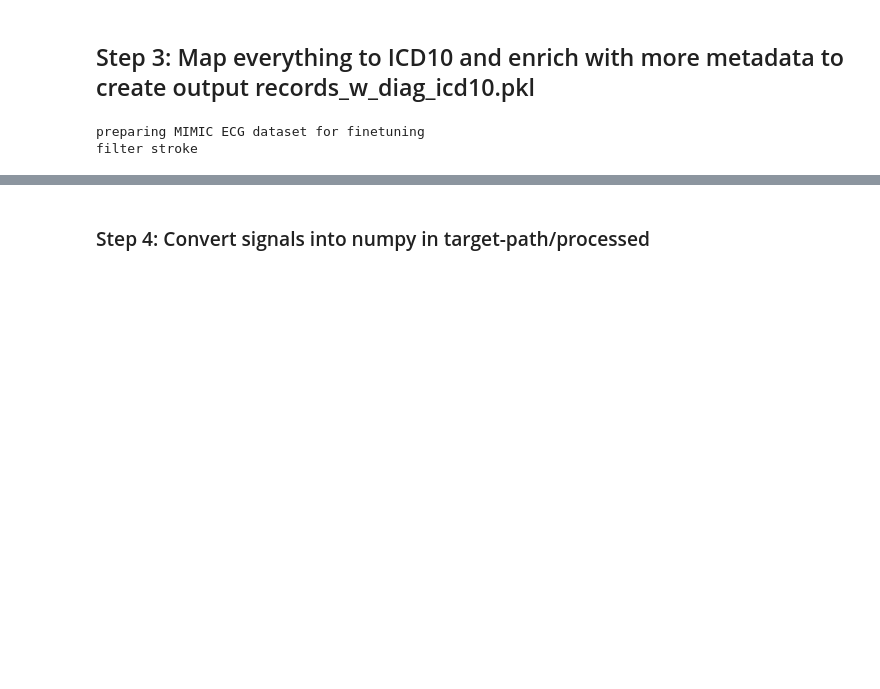
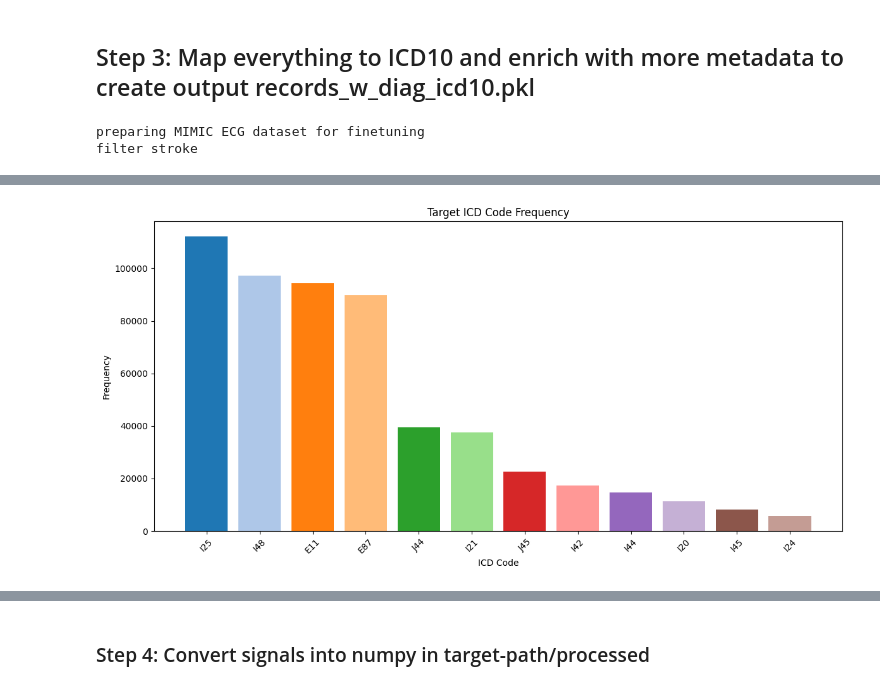
Before and after one commit to Zfeng0207/FIT3199-FYP, a Jupyter notebook: data_ingestion_and_preprocessing.ipynb, the cells around one changed output, grey strips where cells are left out. Cells and saved outputs as stored; diff of their text form; code cells hidden in the pictures; blank space fills up the shorter version.

```diff
--- a/data_ingestion_and_preprocessing.ipynb
+++ b/data_ingestion_and_preprocessing.ipynb
@@ -239,8 +239,8 @@ def prepare_mimic_ecg(digits, target_folder, df_mapped=None, df_diags=None):
 
     print("filter stroke")
     #no selection = apply, specific icd codes that are linked to stroke
-    prefixes = ("I481", "R000", "R001", "I210", "I200", "I20", "I21", "I24", "I25", "I42", "E87", "I48", "I44", "I45", "E1129", "E11", "J44", "J45")
-    df_diags["label_stroke"] = df_diags["label_train"].apply(lambda x: [c for c in x if any(c.startswith(p) for p in prefixes)]) # Keep codes that start with any prefix
+    target_icd_codes = ("I481", "R000", "R001", "I210", "I200", "I20", "I21", "I24", "I25", "I42", "E87", "I48", "I44", "I45", "E1129", "E11", "J44", "J45")
+    df_diags["label_stroke"] = df_diags["label_train"].apply(lambda x: [c for c in x if any(c.startswith(p) for p in target_icd_codes)]) # Keep codes that start with any prefix
 
     return df_diags
 # %%
@@ -327,0 +302,8 @@ print(len(patient_A["label_train"].iloc[2]))
+# %%
+def multihot_encode(diagnoses, icd_codes):
+    num_classes = len(icd_codes)
+    res = np.zeros(num_classes, dtype=np.float32)
+    for diag in diagnoses:
+        if diag in icd_codes:
+            res[icd_codes.index(diag)] = 1
+    return res
@@ -327,0 +340,37 @@ print(len(patient_A["label_train"].iloc[2]))
+# %%
+import matplotlib.pyplot as plt
+from collections import Counter
+import pandas as pd
+
+# Your list of ICD codes of interest
+target_icd_codes = (
+    "I481", "R000", "R001", "I210", "I200", "I20", "I21", "I24", "I25",
+    "I42", "E87", "I48", "I44", "I45", "E1129", "E11", "J44", "J45"
+)
+
+# Example multilabel training set
+y_train = df_rm_nan['label_train']
+
+# Flatten and count only target ICDs
+flat_icd_list = [code for sublist in y_train for code in sublist if code in target_icd_codes]
+icd_counts = Counter(flat_icd_list)
+
+# Create DataFrame (sorted by count)
+df_icd = pd.DataFrame(icd_counts.items(), columns=["ICD Code", "Count"]).sort_values(by="Count", ascending=False)
+
+# Assign different colors automatically
+colors = plt.cm.tab20.colors  # You can also try 'Set3' or 'Pastel1' from matplotlib colormaps
+bar_colors = [colors[i % len(colors)] for i in range(len(df_icd))]
+
+# Plot
+plt.figure(figsize=(12, 6))
+plt.bar(df_icd["ICD Code"], df_icd["Count"], color=bar_colors)
+plt.xlabel("ICD Code")
+plt.ylabel("Frequency")
+plt.title("Target ICD Code Frequency")
+plt.xticks(rotation=45)
+plt.gca().yaxis.set_major_formatter(plt.FuncFormatter(lambda x, _: f'{int(x)}'))  # Force whole number y-axis
+plt.tight_layout()
+plt.show()
+# %% [output]
+[figure, added]
```
Also changed, not shown: parts of 8 cells of this notebook.
